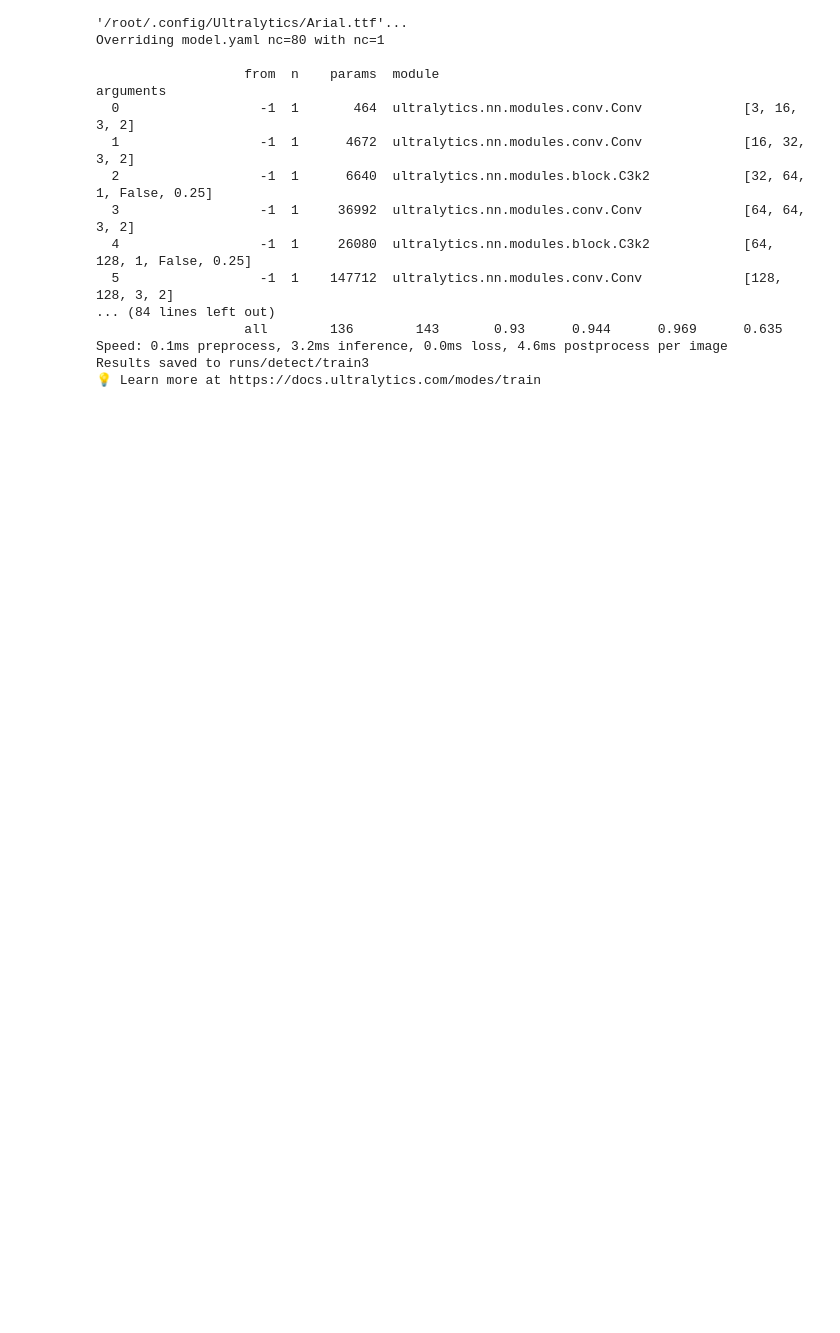
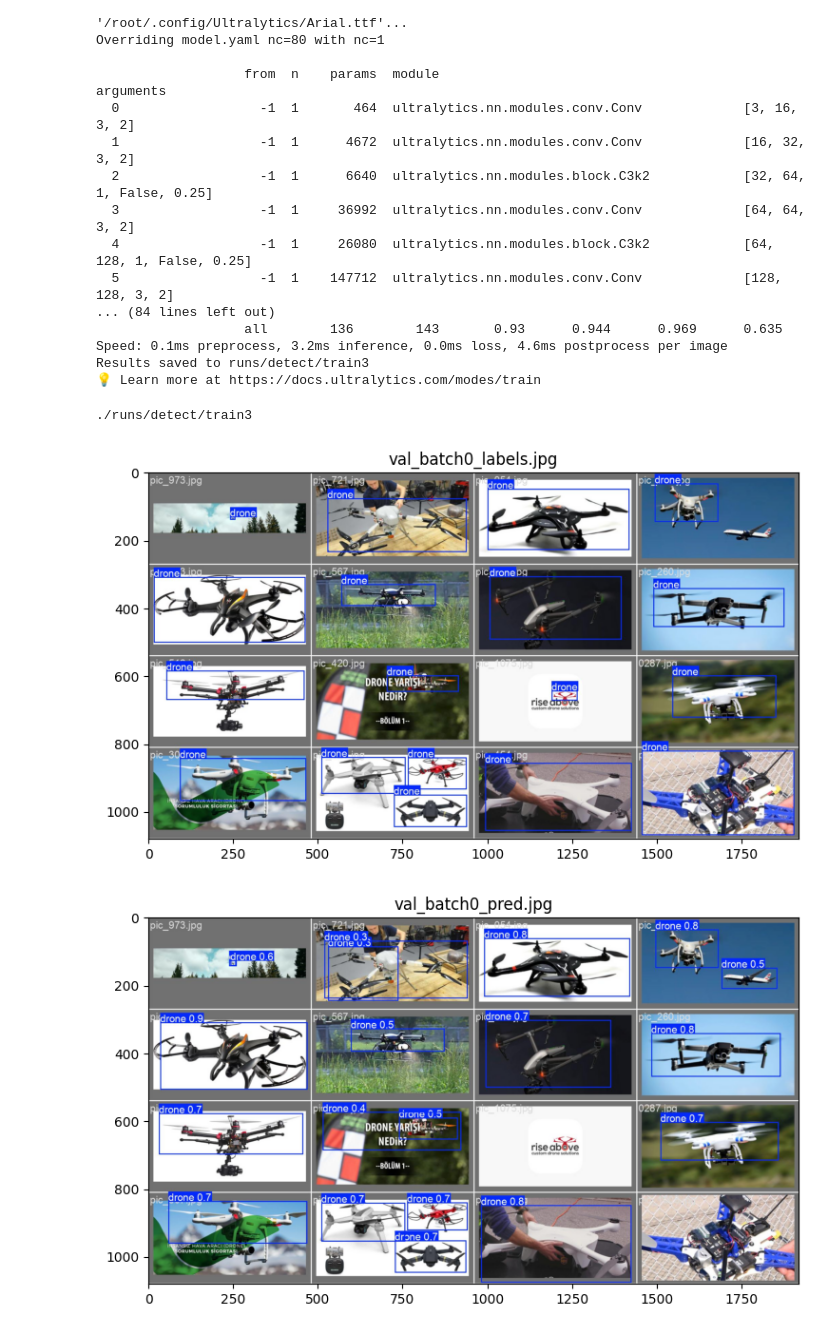
Before and after one commit to gabriquaranta/thesis, a Jupyter notebook: yolo11.ipynb, the cells around one changed output. Saved outputs shown, nothing was run; the diff lists cells and outputs as text; code cells hidden in the pictures; blank space fills up the shorter version.

```diff
--- a/yolo11.ipynb
+++ b/yolo11.ipynb
@@ -161,3 +161,30 @@ Overriding model.yaml nc=80 with nc=1
 Speed: 0.1ms preprocess, 3.2ms inference, 0.0ms loss, 4.6ms postprocess per image
 Results saved to runs/detect/train3
 💡 Learn more at https://docs.ultralytics.com/modes/train
+# %%
+import matplotlib.pyplot as plt
+import numpy as np
+from PIL import Image
+
+rus_outputs='./runs/detect/'
+out_dir=os.path.join(rus_outputs,os.listdir(rus_outputs)[0])
+print(out_dir)
+
+imgs=[]
+
+for val_res in os.listdir(out_dir):
+  if 'val_batch' in val_res:
+    imgs.append(val_res)
+
+imgs.sort()
+for val_res in imgs:
+    image = Image.open(os.path.join(out_dir,val_res))
+    image=np.array(image)
+    plt.figure(figsize=(10,5))
+    plt.title(val_res)
+    plt.imshow(image)
+    plt.show()
+# %% [output]
+./runs/detect/train3
+[figure, added]
+[figure, added]
```
Also changed, not shown: parts of 1 cell of this notebook.
